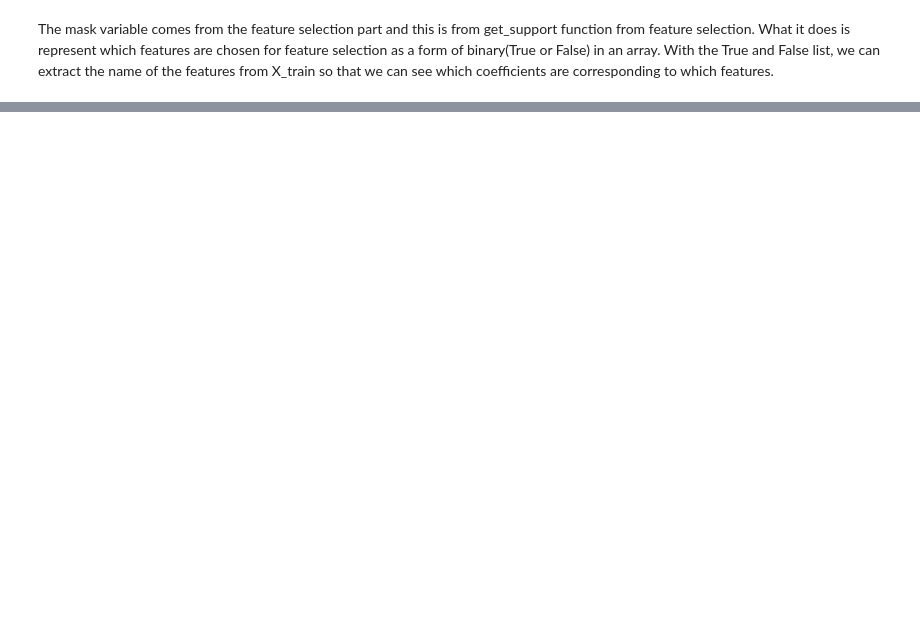
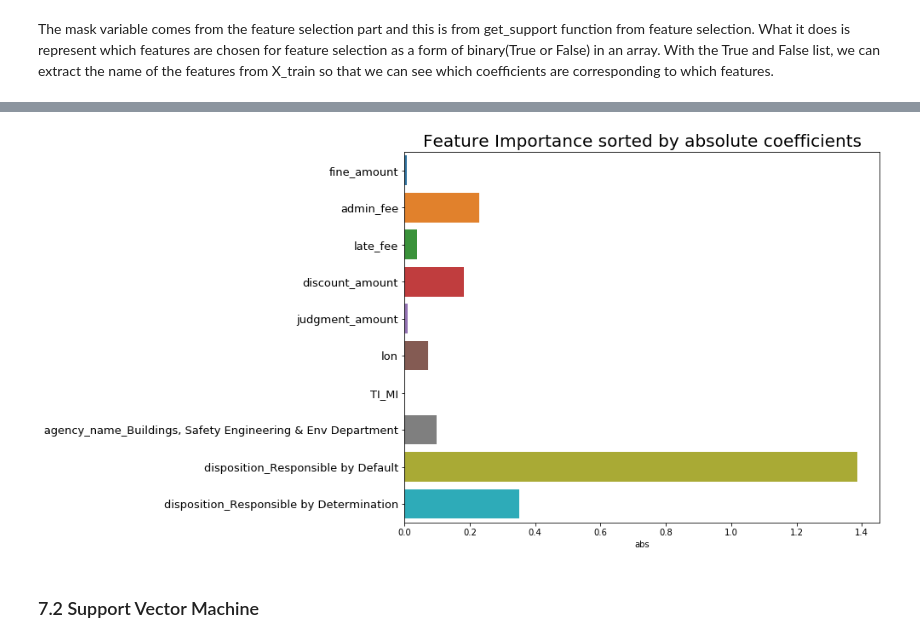
Before and after one commit to kyen89/MyProject, a Jupyter notebook: Applied Machine Learning in Python/WEEK4 - repair/Assignment+4-Practice.ipynb, the cells around one changed output, grey strips where cells are left out. Cells and saved outputs as stored; diff of their text form; code cells hidden in the pictures; blank space fills up the shorter version.

```diff
--- a/Applied Machine Learning in Python/WEEK4 - repair/Assignment+4-repair.ipynb
+++ b/Applied Machine Learning in Python/WEEK4 - repair/Assignment+4-Practice.ipynb
@@ -1155,13 +1155,6 @@ from sklearn.svm import LinearSVC
 Since the dataset is highly imbalanced, it is important to keep the ratio of two classes in each cross validation split. Among many cross-validation methodologies, StratifiedKFold is the first thing we need to consider.
 # %%
 kfold = StratifiedKFold(10, random_state = 1)
-# %%
-# Since the dataset is imbalanced, RobustScaler would be a good choice among many scalers.
-# I delayed scaling dataset until the last moment since I wanted to see the original scale at the visualization state.
-
-scaler = StandardScaler()
-X_train_sel = scaler.fit_transform(X_train_sel)
-X_test_sel = scaler.transform(X_test_sel)
 # %%
 X_train_sel
 # %% [output]
@@ -1186,9 +1173,9 @@ array([[-0.17593886,  0.75205498,  0.75205498, ..., -0.1763312 ,
 lr = LogisticRegression(random_state=1)
 
 param = {
-            'C': [0.001,0.01,0.1,1,10],
-            'penalty':['l1','l2'],
-            'class_weight':['balanced',{1:1},{1:2},{1:3}]
+            'C': [0.001],
+            'penalty':['l1'],
+            'class_weight':[{1:2}]
         }
 
 lrCV = GridSearchCV(lr, param_grid=param, cv=kfold, verbose=True, n_jobs=-1, scoring='roc_auc')
@@ -1197,12 +1184,8 @@ lrCV_best = lrCV.best_estimator_
 print(lrCV.best_params_)
 
 # CV = 10 (ORIGINAL WITHOUT INSPECTOR NAME) - preserved in original file.
-# * {'C':0.001, 'penalty':'l1','class_weight':{1:2}}
-# ** {'C': 0.001, 'class_weight': {1: 2}, 'penalty': 'l1'} - 0.8642844
+# * {'C': 0.001, 'class_weight': {1: 2}, 'penalty': 'l1'} - 0.8642844
 
 # CV = 10 (SELECTFROMMODEL)
 # * {'C': 0.001, 'class_weight': {1: 2}, 'penalty': 'l1'} - 0.86427307750706317
-
-# CV = 10 (Sclaer)
-# *
 # %% [output]
@@ -1276,6 +1361,6 @@ result_summary
 
 Although we have already done measuring the feature importance by Random Forest at the feature selection stage, this time we can try it with fully tuned Logistic Regression.
 # %%
-coef = lrCV.best_estimator_.coef_
-print('Dimension of coefficient:',coef.shape)
-coef
+coef_lr = lrCV.best_estimator_.coef_
+print('Dimension of coefficient:',coef_lr.shape)
+coef_lr
@@ -1288,2 +1394,15 @@ print('Number of selected columns:', sel_col.shape)
 # %% [markdown]
 The mask variable comes from the feature selection part and this is from get_support function from feature selection. What it does is represent which features are chosen for feature selection as a form of binary(True or False) in an array. With the True and False list, we can extract the name of the features from X_train so that we can see which coefficients are corresponding to which features.
+# %%
+# Create a dataframe
+df_imp_lr = pd.DataFrame(np.reshape(coef_lr,-1),index=sel_col)
+df_imp_lr.columns = ['importance']
+
+# Create a new column for absolute values to sort elements efficiently.
+df_imp_lr['abs'] = abs(df_imp_lr['importance'])
+
+# Exclude 0 coefficients.
+df_imp_lr = df_imp_lr[df_imp_lr['abs']>0]
+
+# Sort
+df_imp_lr.sort_values('abs',ascending=False)
@@ -1289,0 +1421,10 @@ The mask variable comes from the feature selection part and this is from get_sup
+# %%
+plt.figure(figsize=(10,8))
+sns.barplot(x=df_imp_lr['abs'], y=df_imp_lr.index);
+plt.title('Feature Importance sorted by absolute coefficients', fontsize=20);
+ax = plt.gca();
+plt.yticks(fontsize=13);
+# %% [output]
+[figure, added]
+# %% [markdown]
+### 7.2 Support Vector Machine
```
Also changed, not shown: parts of 39 cells of this notebook, 8 other files.
